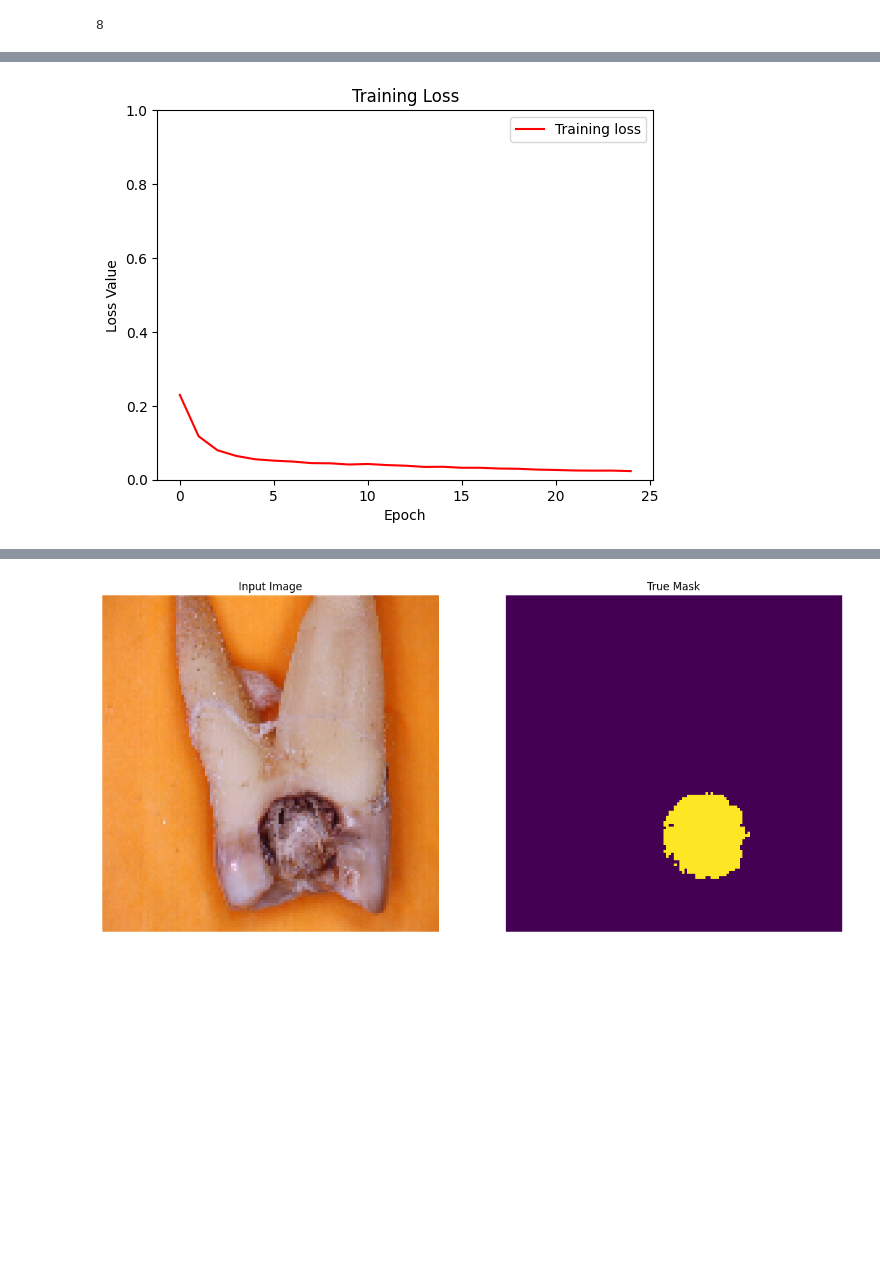
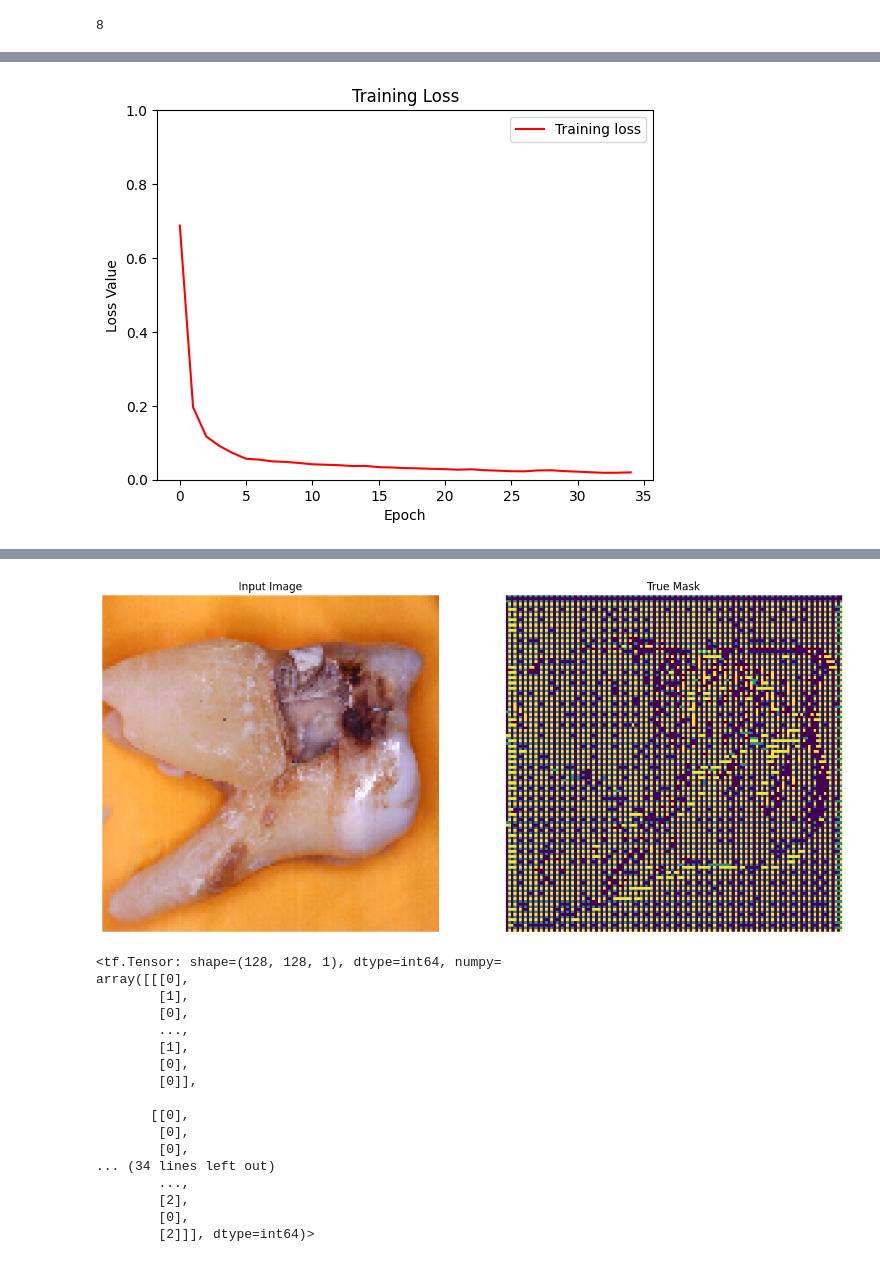
Before and after one commit to demi2k-sudo/tooth-cavity-detection, a Jupyter notebook: tensorflow/dataset.ipynb, the cells around one changed output, grey strips where cells are left out. Saved outputs shown, nothing was run; the diff lists cells and outputs as text; code cells hidden in the pictures; blank space fills up the shorter version.

```diff
--- a/tensorflow/dataset.ipynb
+++ b/tensorflow/dataset.ipynb
@@ -200,7 +200,7 @@ class DisplayCallback(tf.keras.callbacks.Callback):
     show_predictions()
     print ('\nSample Prediction after epoch {}\n'.format(epoch+1))
 # %%
-EPOCHS = 25
+EPOCHS = 35
 
 model_history = model.fit(train_batches, epochs=EPOCHS,
                           steps_per_epoch=STEPS_PER_EPOCH,
@@ -222,7 +222,7 @@ plt.ylim([0, 1])
 plt.legend()
 plt.show()
 # %% [output]
-[figure, old version]
+[figure, new version]
 # %%
 import tensorflow as tf
 import matplotlib.pyplot as plt
@@ -250,8 +250,9 @@ def predict_single_image(image_path):
     pred_mask = create_mask(pred_mask)
 
     display([tf.squeeze(image, axis=0), pred_mask])
+    return pred_mask
 
 
-input_image_path = r"F:\PROJECTS\tooth-cavity-segmentation\data\test\200203133545216.jpg"
+input_image_path = r"F:\PROJECTS\tooth-cavity-segmentation\data\test\200203134303813.jpg"
 predict_single_image(input_image_path)
 # %% [output]
@@ -259 +260,18 @@ predict_single_image(input_image_path)
-[figure, old version]
+[figure, new version]
+<tf.Tensor: shape=(128, 128, 1), dtype=int64, numpy=
+array([[[0],
+        [1],
+        [0],
+        ...,
+        [1],
+        [0],
+        [0]],
+
+       [[0],
+        [0],
+        [0],
+... (34 lines left out)
+        ...,
+        [2],
+        [0],
+        [2]]], dtype=int64)>
```
Also changed, not shown: parts of 14 cells of this notebook.
